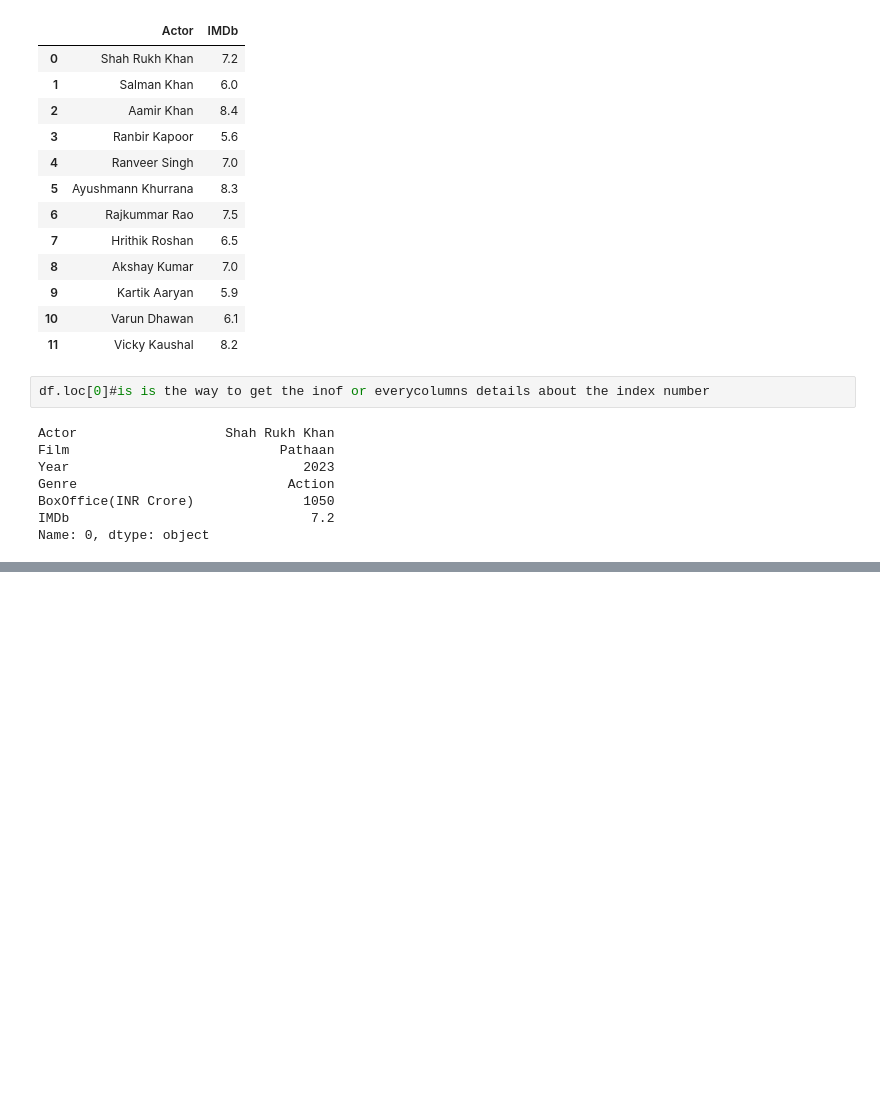
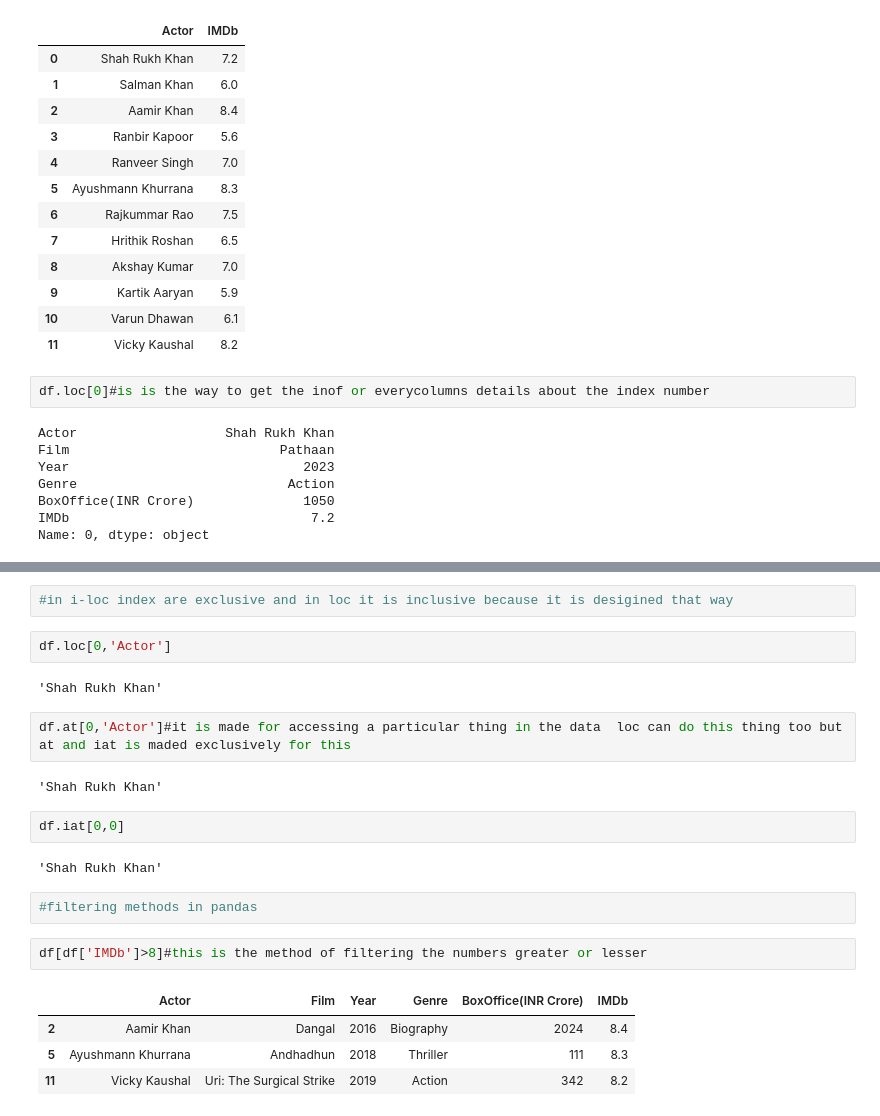
Before and after one commit to Venux09/Data-science-learning, a Jupyter notebook: pandas -- python library/filtering_selection.ipynb, the cells around one changed output, grey strips where cells are left out. Drawn from its saved outputs; the diff is of its cells as text; blank space fills up the shorter version.

```diff
--- a/pandas -- python library/filtering_selection.ipynb
+++ b/pandas -- python library/filtering_selection.ipynb
@@ -62,0 +79,23 @@ Name: 0, dtype: object
+# %%
+#in i-loc index are exclusive and in loc it is inclusive because it is desigined that way
+# %%
+df.loc[0,'Actor']
+# %% [output]
+'Shah Rukh Khan'
+# %%
+df.at[0,'Actor']#it is made for accessing a particular thing in the data  loc can do this thing too but at and iat is maded exclusively for this
+# %% [output]
+'Shah Rukh Khan'
+# %%
+df.iat[0,0]
+# %% [output]
+'Shah Rukh Khan'
+# %%
+#filtering methods in pandas
+# %%
+df[df['IMDb']>8]#this is the method of filtering the numbers greater or lesser
+# %% [output]
+|  | Actor | Film | Year | Genre | BoxOffice(INR Crore) | IMDb |
+| 2 | Aamir Khan | Dangal | 2016 | Biography | 2024 | 8.4 |
+| 5 | Ayushmann Khurrana | Andhadhun | 2018 | Thriller | 111 | 8.3 |
+| 11 | Vicky Kaushal | Uri: The Surgical Strike | 2019 | Action | 342 | 8.2 |
```
Also changed, not shown: parts of 13 cells of this notebook, 1 other file.
